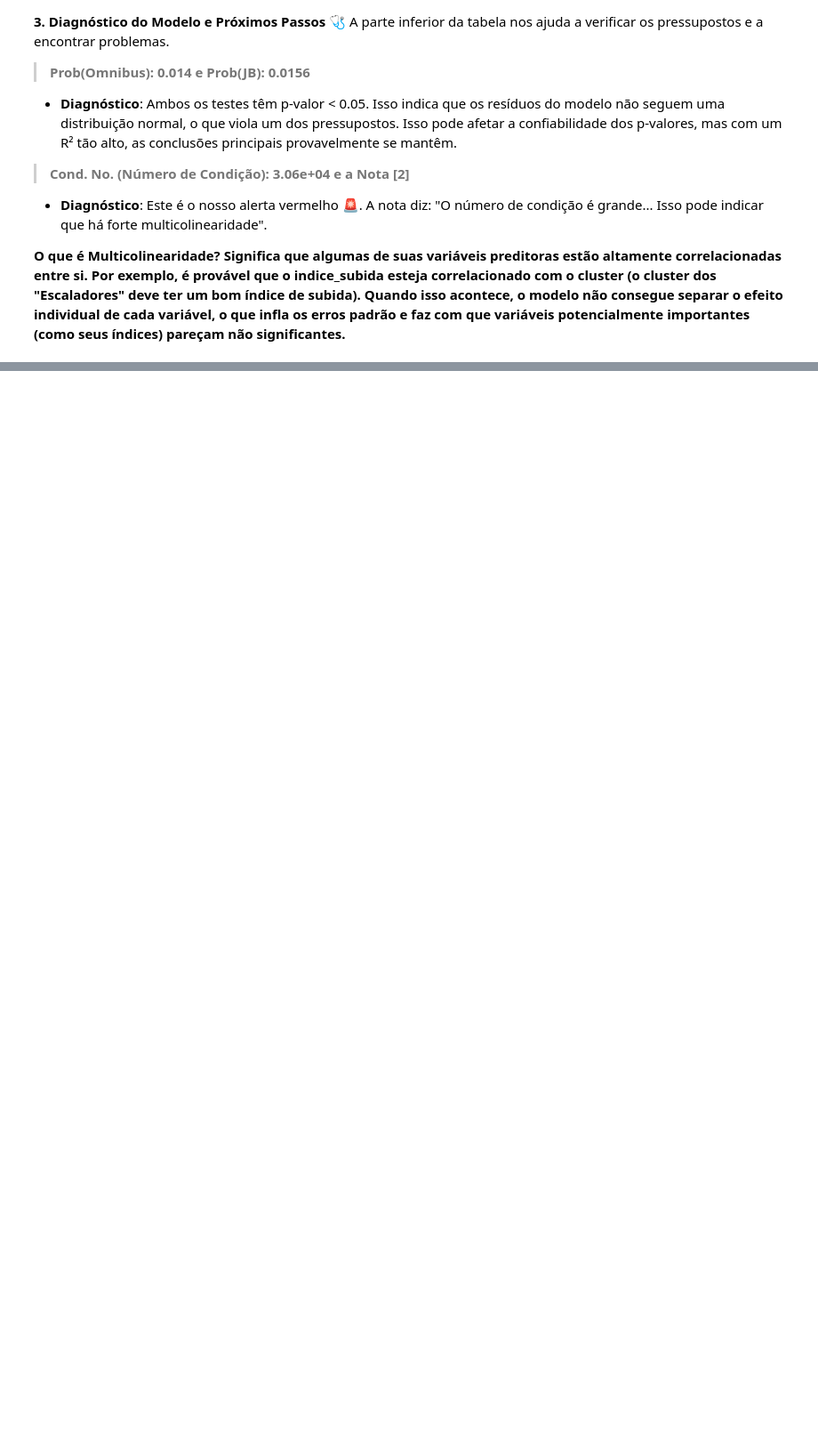
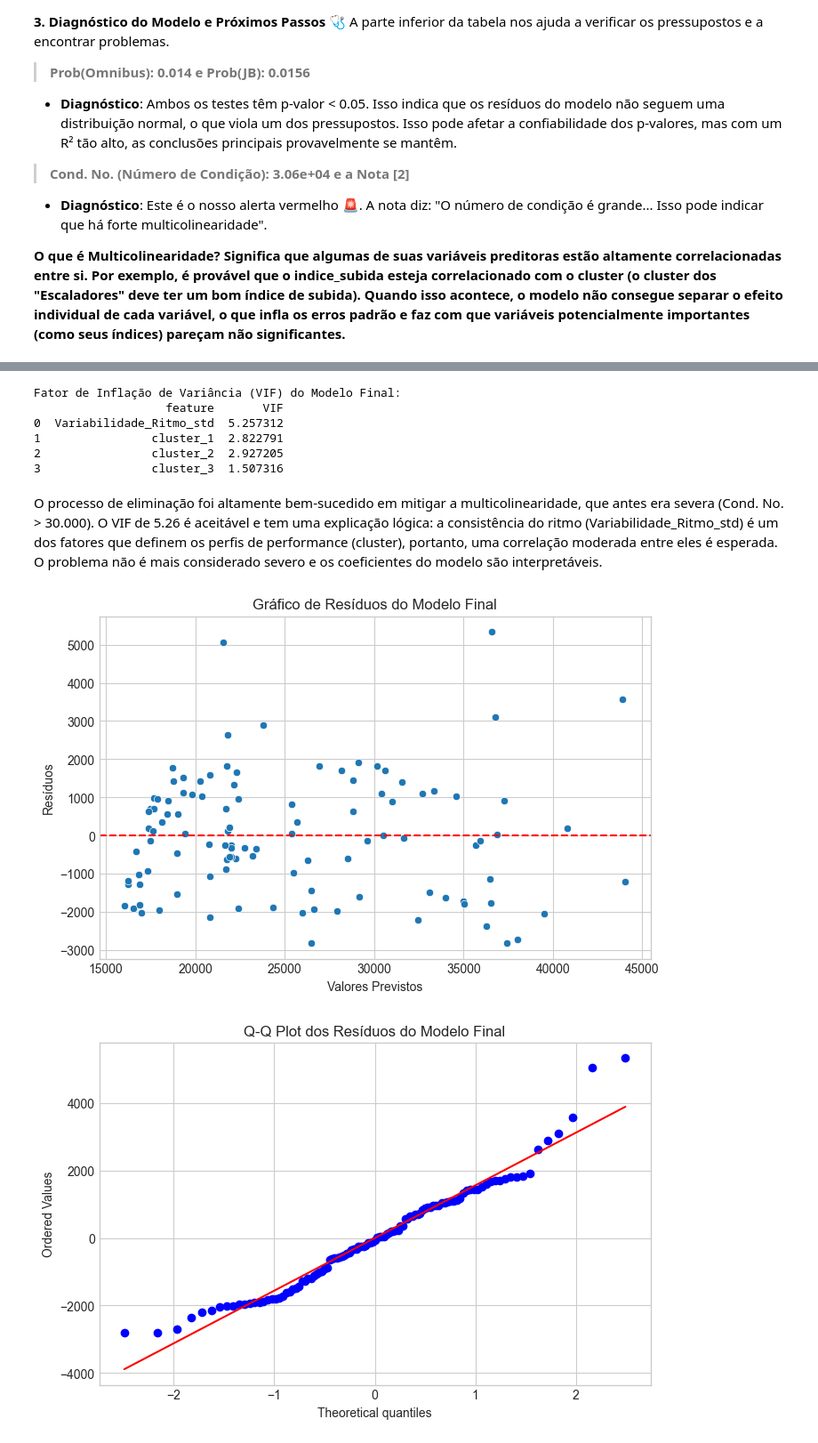
Before and after one commit to joaomts/-strava_analytics, a Jupyter notebook: analises_provas.ipynb, the cells around one changed output, grey strips where cells are left out. Shown at 89% size. Cells and saved outputs as stored; diff of their text form; code cells hidden in the pictures; blank space fills up the shorter version.

```diff
--- a/analises_provas.ipynb
+++ b/analises_provas.ipynb
@@ -3894,0 +4144,22 @@ A parte inferior da tabela nos ajuda a verificar os pressupostos e a encontrar p
+# %%
+# --- REFINAMENTO DO MODELO: PASSO 5 ---
+# Agora removemos sexo_mulheres (p=0.088).
+
+colunas_refinadas_5 = [
+    "Variabilidade_Ritmo_std",
+    "cluster_1",
+    "cluster_2",
+    "cluster_3",
+]
+
+# Usamos o mesmo DataFrame limpo (df_para_modelo)
+y = df_modelo_dummies["Tempo_Final_seg"]
+X_final = df_modelo_dummies[colunas_refinadas_5]
+
+# Adicionar a constante e rodar o novo modelo
+X_final = sm.add_constant(X_final)
+modelo_final = sm.OLS(y, X_final).fit()
+
+# Analisar o novo resumo
+print("--- MODELO REFINADO (6ª Rodada de Eliminação) ---")
+print(modelo_final.summary())
@@ -3894,0 +4207,47 @@ A parte inferior da tabela nos ajuda a verificar os pressupostos e a encontrar p
+# %%
+# 3. Multicolinearidade (VIF) - VERSÃO CORRIGIDA
+# O cálculo é feito no DataFrame ANTES de adicionar a constante ('const')
+vif_data = pd.DataFrame()
+vif_data["feature"] = X_final.columns.drop(
+    "const"
+)  # Removido para funcionar corretamente
+# Nós removemos a constante ANTES de chamar o VIF
+X_sem_constante = X_final.drop("const", axis=1)
+vif_data["VIF"] = [
+    variance_inflation_factor(X_sem_constante.values, i)
+    for i in range(X_sem_constante.shape[1])
+]
+
+print("\nFator de Inflação de Variância (VIF) do Modelo Final:")
+print(vif_data)
+# %% [output]
+Fator de Inflação de Variância (VIF) do Modelo Final:
+                   feature       VIF
+0  Variabilidade_Ritmo_std  5.257312
+1                cluster_1  2.822791
+2                cluster_2  2.927205
+3                cluster_3  1.507316
+# %% [markdown]
+O processo de eliminação foi altamente bem-sucedido em mitigar a multicolinearidade, que antes era severa (Cond. No. > 30.000). O VIF de 5.26 é aceitável e tem uma explicação lógica: a consistência do ritmo (Variabilidade_Ritmo_std) é um dos fatores que definem os perfis de performance (cluster), portanto, uma correlação moderada entre eles é esperada. O problema não é mais considerado severo e os coeficientes do modelo são interpretáveis.
+# %%
+# Extrair resíduos e valores previstos do modelo_final
+residuos_finais = modelo_final.resid
+valores_previstos_finais = modelo_final.predict(X_final)
+
+# 1. Linearidade e Homocedasticidade (Gráfico de Resíduos)
+plt.figure(figsize=(8, 5))
+sns.scatterplot(x=valores_previstos_finais, y=residuos_finais)
+plt.axhline(0, color="red", linestyle="--")
+plt.xlabel("Valores Previstos")
+plt.ylabel("Resíduos")
+plt.title("Gráfico de Resíduos do Modelo Final")
+plt.show()
+
+# 2. Normalidade dos Resíduos (Q-Q Plot)
+plt.figure(figsize=(8, 5))
+stats.probplot(residuos_finais, dist="norm", plot=plt)
+plt.title("Q-Q Plot dos Resíduos do Modelo Final")
+plt.show()
+# %% [output]
+[figure, added]
+[figure, added]
```
Also changed, not shown: parts of 13 cells of this notebook.
